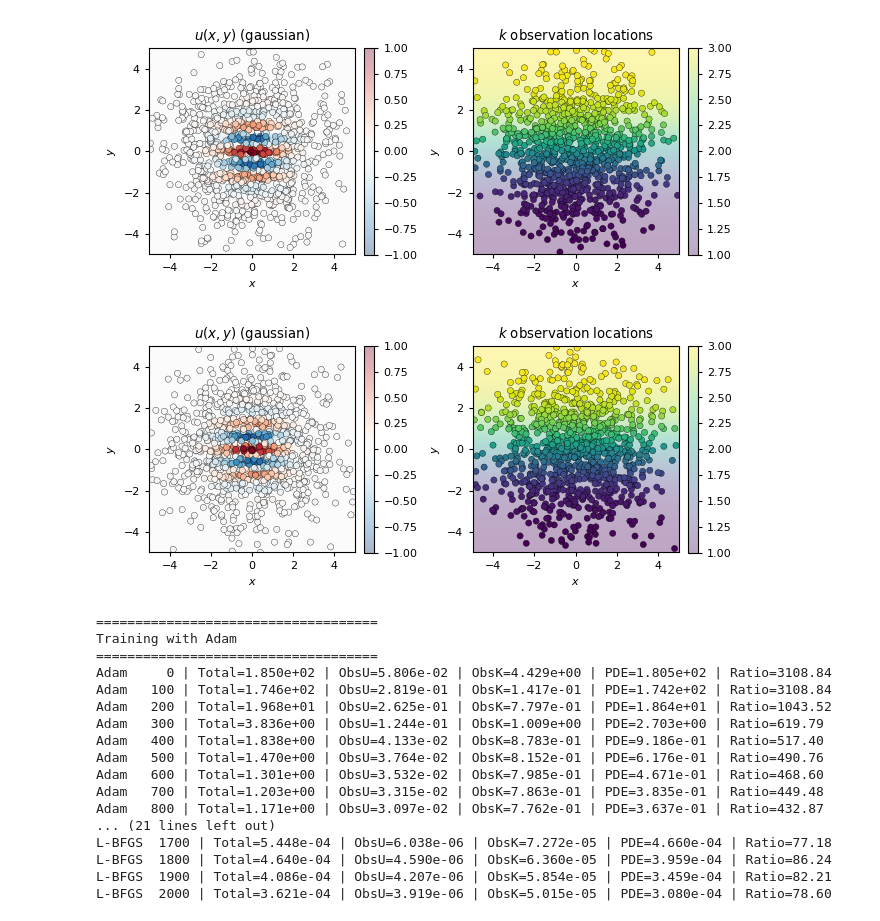
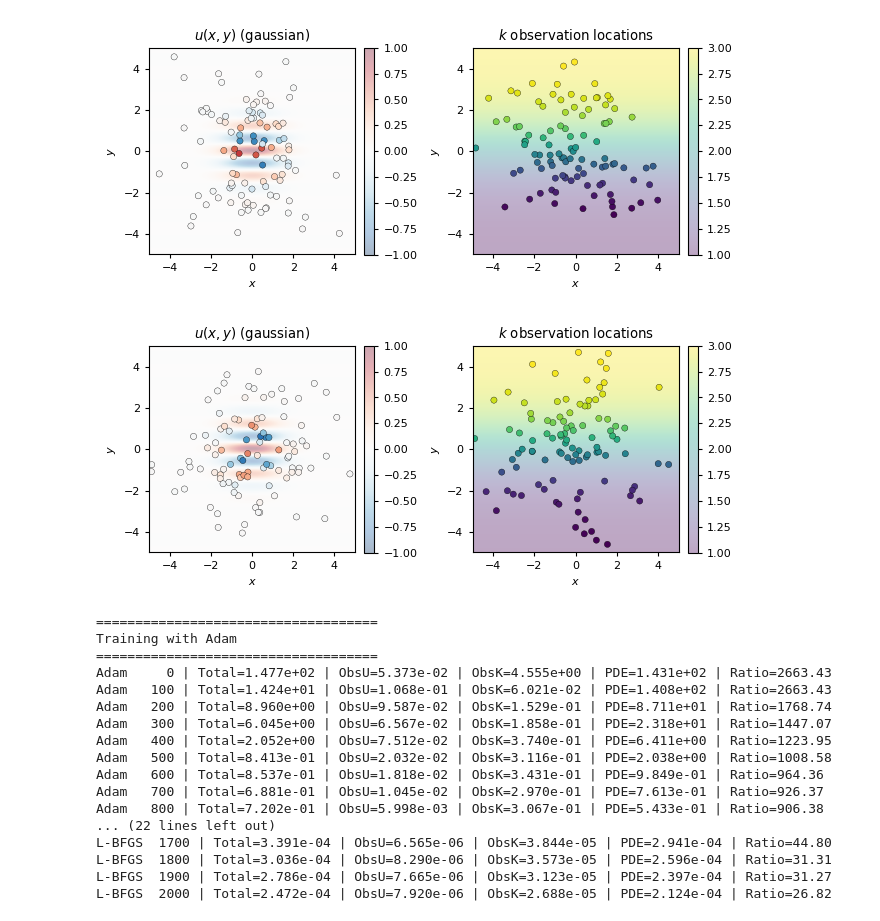
Before and after one commit to oscar-rincon/unbounded-domains, a Jupyter notebook: main/02_MLP_KAN_approximation/03_PIKAN_infinite.ipynb, the cells around one changed output. Drawn from its saved outputs; the diff is of its cells as text; code cells hidden in the pictures.

```diff
--- a/main/02_MLP_KAN_approximation/03_PIKAN_infinite.ipynb
+++ b/main/02_MLP_KAN_approximation/03_PIKAN_infinite.ipynb
@@ -42,39 +42,39 @@ model_u, model_k = build_models_KAN(
     X_obs_k_train,
     K_obs_train,
     X_pde_train,
     F_pde_train,
     *_,
 ) = generate_dataset_inf(
-    n_obs_u=1000,
-    n_obs_k=1000,
+    n_obs_u=100,
+    n_obs_k=100,
     n_pde=1000,
     plot=True,
     device=device,
     sampling="gaussian",
     seed=1
 )
 
 # Test data
 (
     X_obs_test,
     U_obs_test,
     X_obs_k_test,
     K_obs_test,
     X_pde_test,
     F_pde_test,
     *_,
 ) = generate_dataset_inf(
-    n_obs_u=1000,
-    n_obs_k=1000,
+    n_obs_u=100,
+    n_obs_k=100,
     n_pde=1000,
     plot=True,
     device=device,
     sampling="gaussian",
     seed=2
 )
 # %% [output]
-[figure, old version]
+[figure, new version]
-[figure, old version]
+[figure, new version]
 # %%
 history = train_dual_network(
     model_u,
@@ -94,7 +94,7 @@ history = train_dual_network(
     adam_lr=1e-3,
     adam_iters=1000,
     lbfgs_iters=2000,
-    adaptive_weights=False,
+    adaptive_weights=True,
     verbose=True,
     regularization=False,
 )
@@ -102,20 +102,20 @@ history = train_dual_network(
 ====================================
 Training with Adam
 ====================================
-Adam     0 | Total=1.850e+02 | ObsU=5.806e-02 | ObsK=4.429e+00 | PDE=1.805e+02 | Ratio=3108.84
-Adam   100 | Total=1.746e+02 | ObsU=2.819e-01 | ObsK=1.417e-01 | PDE=1.742e+02 | Ratio=3108.84
-Adam   200 | Total=1.968e+01 | ObsU=2.625e-01 | ObsK=7.797e-01 | PDE=1.864e+01 | Ratio=1043.52
-Adam   300 | Total=3.836e+00 | ObsU=1.244e-01 | ObsK=1.009e+00 | PDE=2.703e+00 | Ratio=619.79
-Adam   400 | Total=1.838e+00 | ObsU=4.133e-02 | ObsK=8.783e-01 | PDE=9.186e-01 | Ratio=517.40
-Adam   500 | Total=1.470e+00 | ObsU=3.764e-02 | ObsK=8.152e-01 | PDE=6.176e-01 | Ratio=490.76
-Adam   600 | Total=1.301e+00 | ObsU=3.532e-02 | ObsK=7.985e-01 | PDE=4.671e-01 | Ratio=468.60
-Adam   700 | Total=1.203e+00 | ObsU=3.315e-02 | ObsK=7.863e-01 | PDE=3.835e-01 | Ratio=449.48
-Adam   800 | Total=1.171e+00 | ObsU=3.097e-02 | ObsK=7.762e-01 | PDE=3.637e-01 | Ratio=432.87
-... (21 lines left out)
-L-BFGS  1700 | Total=5.448e-04 | ObsU=6.038e-06 | ObsK=7.272e-05 | PDE=4.660e-04 | Ratio=77.18
-L-BFGS  1800 | Total=4.640e-04 | ObsU=4.590e-06 | ObsK=6.360e-05 | PDE=3.959e-04 | Ratio=86.24
-L-BFGS  1900 | Total=4.086e-04 | ObsU=4.207e-06 | ObsK=5.854e-05 | PDE=3.459e-04 | Ratio=82.21
-L-BFGS  2000 | Total=3.621e-04 | ObsU=3.919e-06 | ObsK=5.015e-05 | PDE=3.080e-04 | Ratio=78.60
+Adam     0 | Total=1.477e+02 | ObsU=5.373e-02 | ObsK=4.555e+00 | PDE=1.431e+02 | Ratio=2663.43
+Adam   100 | Total=1.424e+01 | ObsU=1.068e-01 | ObsK=6.021e-02 | PDE=1.408e+02 | Ratio=2663.43
+Adam   200 | Total=8.960e+00 | ObsU=9.587e-02 | ObsK=1.529e-01 | PDE=8.711e+01 | Ratio=1768.74
+Adam   300 | Total=6.045e+00 | ObsU=6.567e-02 | ObsK=1.858e-01 | PDE=2.318e+01 | Ratio=1447.07
+Adam   400 | Total=2.052e+00 | ObsU=7.512e-02 | ObsK=3.740e-01 | PDE=6.411e+00 | Ratio=1223.95
+Adam   500 | Total=8.413e-01 | ObsU=2.032e-02 | ObsK=3.116e-01 | PDE=2.038e+00 | Ratio=1008.58
+Adam   600 | Total=8.537e-01 | ObsU=1.818e-02 | ObsK=3.431e-01 | PDE=9.849e-01 | Ratio=964.36
+Adam   700 | Total=6.881e-01 | ObsU=1.045e-02 | ObsK=2.970e-01 | PDE=7.613e-01 | Ratio=926.37
+Adam   800 | Total=7.202e-01 | ObsU=5.998e-03 | ObsK=3.067e-01 | PDE=5.433e-01 | Ratio=906.38
+... (22 lines left out)
+L-BFGS  1700 | Total=3.391e-04 | ObsU=6.565e-06 | ObsK=3.844e-05 | PDE=2.941e-04 | Ratio=44.80
+L-BFGS  1800 | Total=3.036e-04 | ObsU=8.290e-06 | ObsK=3.573e-05 | PDE=2.596e-04 | Ratio=31.31
+L-BFGS  1900 | Total=2.786e-04 | ObsU=7.665e-06 | ObsK=3.123e-05 | PDE=2.397e-04 | Ratio=31.27
+L-BFGS  2000 | Total=2.472e-04 | ObsU=7.920e-06 | ObsK=2.688e-05 | PDE=2.124e-04 | Ratio=26.82
 # %%
 err_u, err_k = evaluate_model_inf(
     model_u,
```
Also changed, not shown: parts of 3 cells of this notebook, 12 other files.
